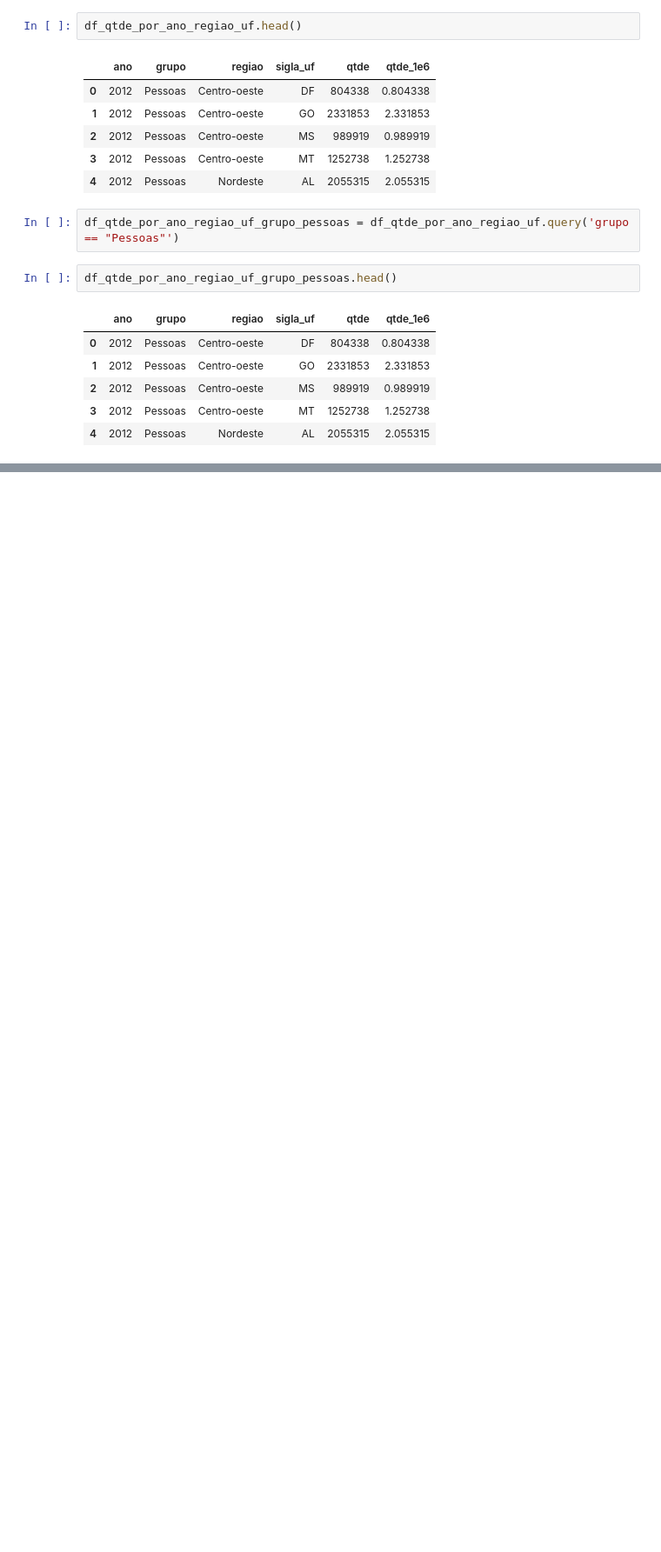
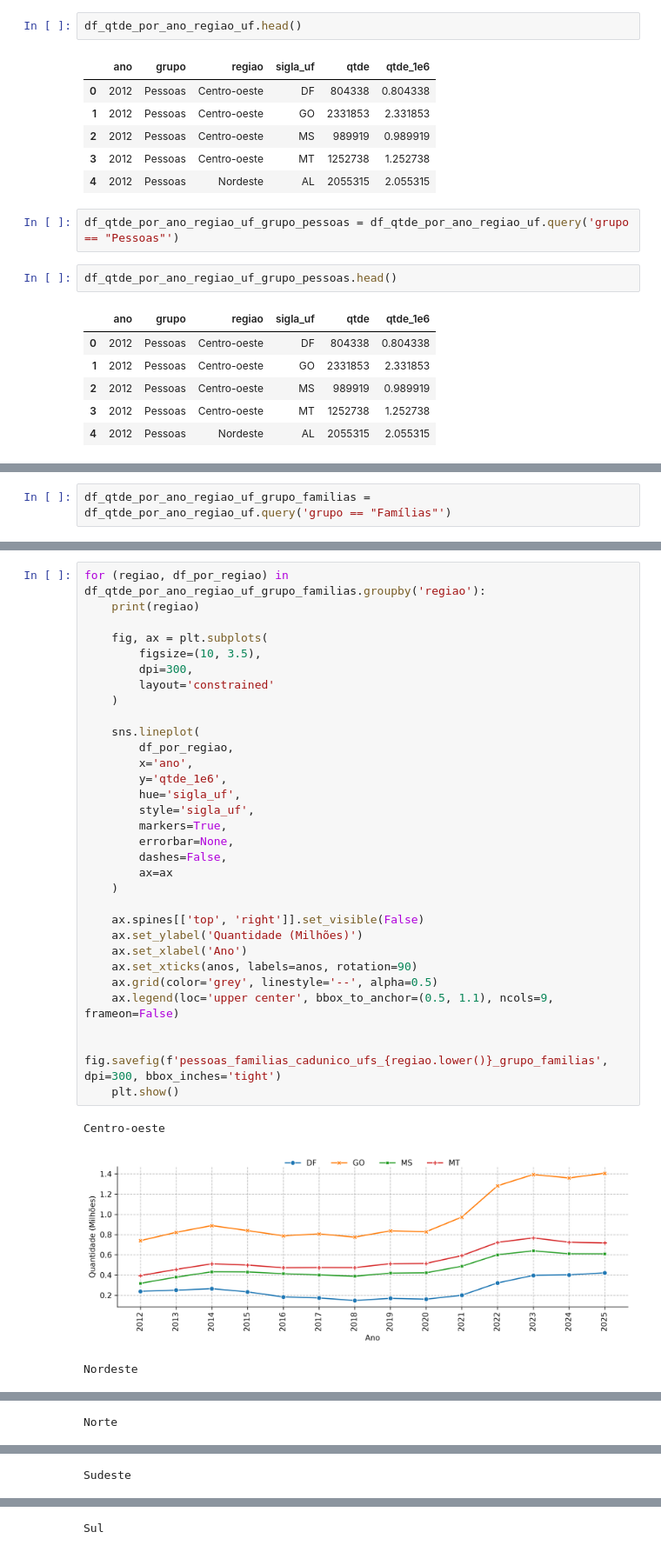
Before and after one commit to LazaroDamasceno/Dissertacao, a Jupyter notebook: analises/cad_unico/pessoas_familias/analise.ipynb, the cells around one changed output, grey strips where cells are left out. Shown at 87% size. Saved outputs shown, nothing was run; the diff lists cells and outputs as text; blank space fills up the shorter version.

```diff
--- a/analises/cad_unico/pessoas_familias/analise.ipynb
+++ b/analises/cad_unico/pessoas_familias/analise.ipynb
@@ -287,3 +287,5 @@ Sudeste
 [figure]
 Sul
 [figure]
+# %%
+df_qtde_por_ano_regiao_uf_grupo_familias = df_qtde_por_ano_regiao_uf.query('grupo == "Famílias"')
@@ -289,0 +301,35 @@ Sul
+# %%
+for (regiao, df_por_regiao) in df_qtde_por_ano_regiao_uf_grupo_familias.groupby('regiao'):
+    print(regiao)
+
+    fig, ax = plt.subplots(
+        figsize=(10, 3.5),
+        dpi=300,
+        layout='constrained'
+    )
+
+    sns.lineplot(
+        df_por_regiao,
+        x='ano',
+        y='qtde_1e6',
+        hue='sigla_uf',
+        style='sigla_uf',
+        markers=True,
+        errorbar=None,
+        dashes=False,
+        ax=ax
+    )
+
+    ax.spines[['top', 'right']].set_visible(False)
+    ax.set_ylabel('Quantidade (Milhões)')
+    ax.set_xlabel('Ano')
+    ax.set_xticks(anos, labels=anos, rotation=90)
+    ax.grid(color='grey', linestyle='--', alpha=0.5)
+    ax.legend(loc='upper center', bbox_to_anchor=(0.5, 1.1), ncols=9, frameon=False)
+
+    fig.savefig(f'pessoas_familias_cadunico_ufs_{regiao.lower()}_grupo_familias', dpi=300, bbox_inches='tight')
+    plt.show()
+# %% [output]
+Centro-oeste
+[figure, added]
+Nordeste
@@ -289,0 +337 @@ Sul
+Norte
@@ -289,0 +339 @@ Sul
+Sudeste
@@ -289,0 +341 @@ Sul
+Sul
```
Also changed, not shown: parts of 3 cells of this notebook, 10 other files.
